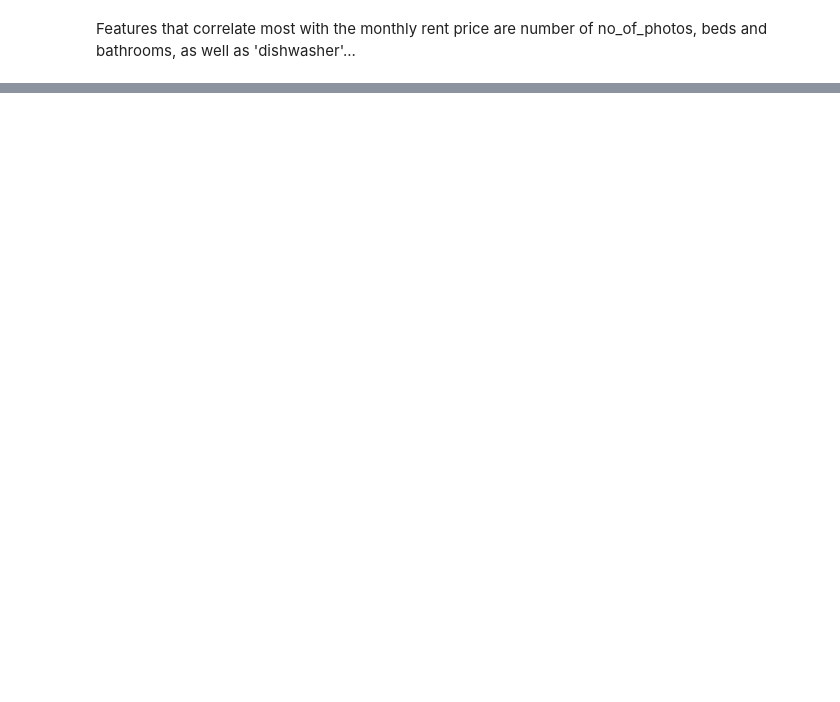
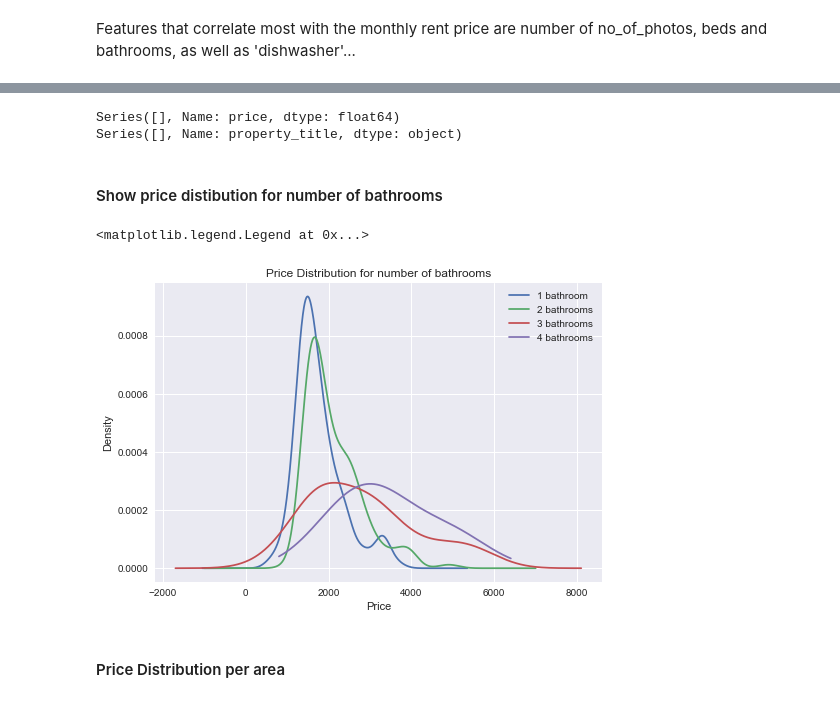
Before and after one commit to daft-project/daft-project, a Jupyter notebook: heidisandbox/Data Cleaning.ipynb, the cells around one changed output, grey strips where cells are left out. Saved outputs shown, nothing was run; the diff lists cells and outputs as text; code cells hidden in the pictures; blank space fills up the shorter version.

```diff
--- a/heidisandbox/Data Cleaning.ipynb
+++ b/heidisandbox/Data Cleaning.ipynb
@@ -171 +184,25 @@ max      7000.000000
 Name: price, dtype: float64
+# %%
+expensives = df_monthly_rates.loc[df_monthly_rates['price'] > 6000]
+print(expensives['price'])
+print(expensives['property_title'])
+# %% [output]
+Series([], Name: price, dtype: float64)
+Series([], Name: property_title, dtype: object)
+# %% [markdown]
+#### Show price distibution for number of bathrooms
+# %%
+df_monthly_rates.price[(df_monthly_rates.bathrooms == 1.0)].plot(kind='kde', label='1 bathroom')
+df_monthly_rates.price[(df_monthly_rates.bathrooms == 2.0)].plot(kind='kde', label='2 bathrooms')
+df_monthly_rates.price[(df_monthly_rates.bathrooms == 3.0)].plot(kind='kde', label='3 bathrooms')
+df_monthly_rates.price[(df_monthly_rates.bathrooms == 4.0)].plot(kind='kde', label='4 bathrooms')
+
+plt.xlabel("Price")
+plt.title("Price Distribution for number of bathrooms")
+
+plt.legend()
+# %% [output]
+<matplotlib.legend.Legend at 0x...>
+[figure, added]
+# %% [markdown]
+#### Price Distribution per area
```
Also changed, not shown: parts of 14 cells of this notebook, 3 other files.
